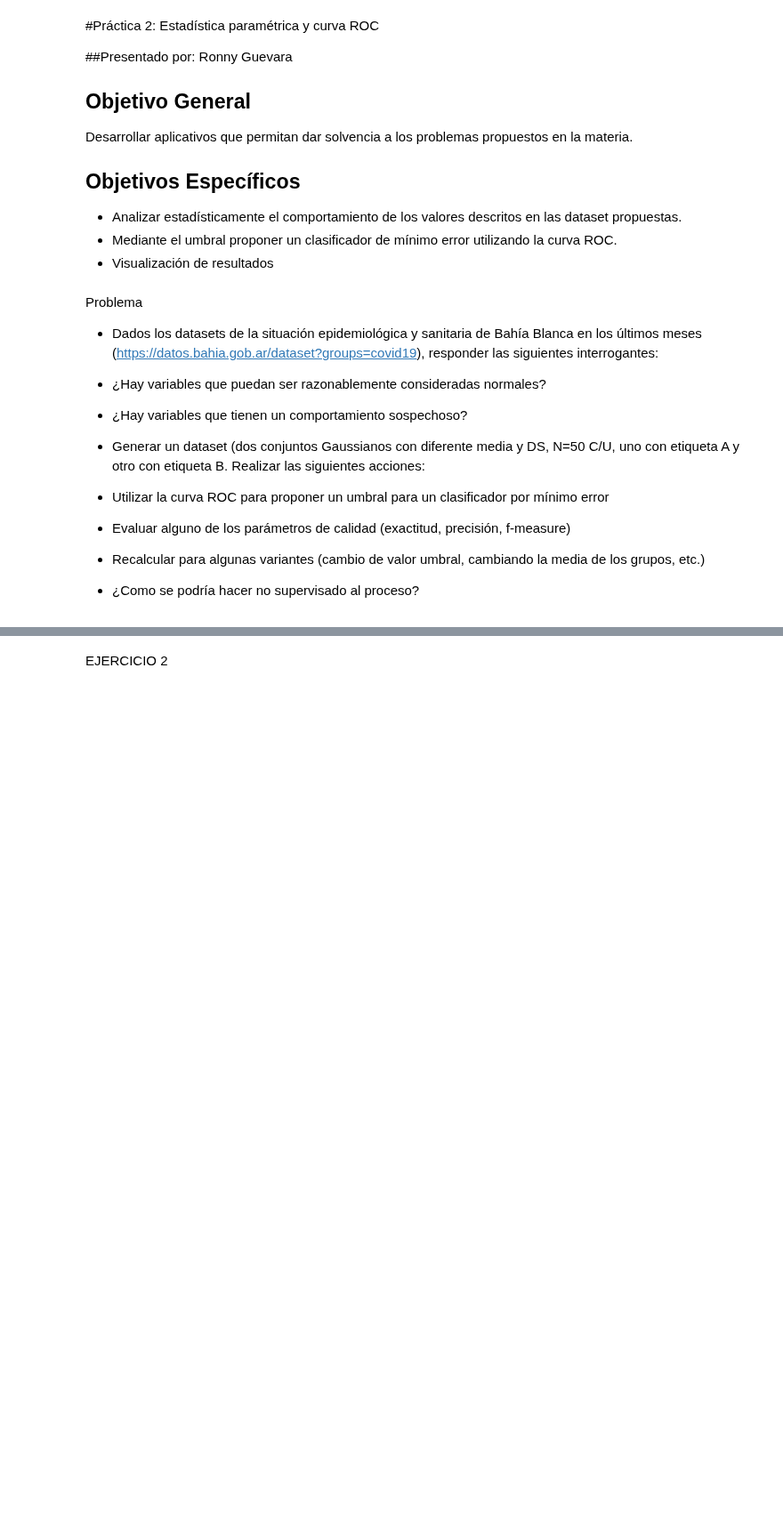
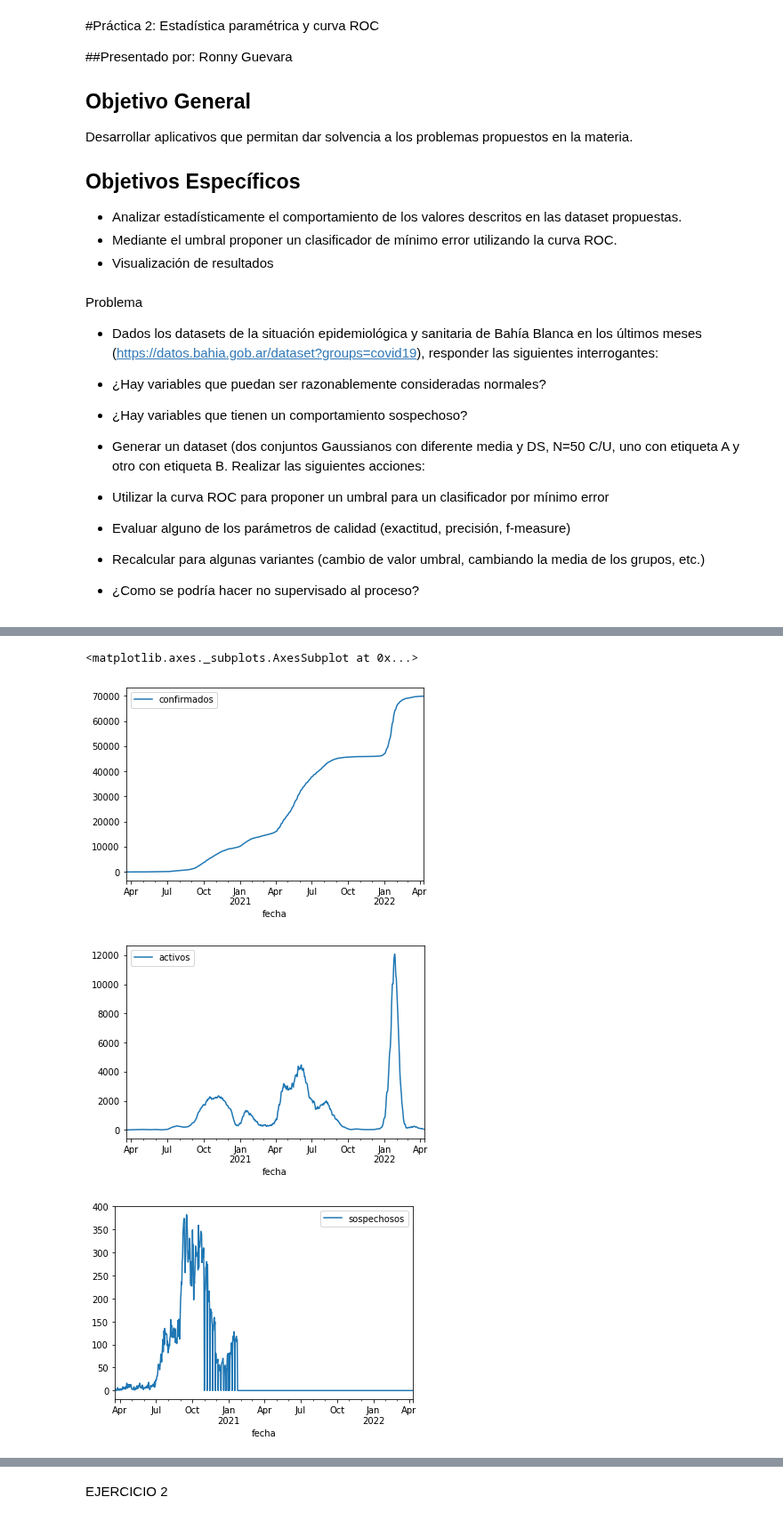
Before and after one commit to RonnyGuevara/Machine-Learning, a Jupyter notebook: TP2/TP2_ML.ipynb, the cells around one changed output, grey strips where cells are left out. Shown at 89% size. Saved outputs shown, nothing was run; the diff lists cells and outputs as text; code cells hidden in the pictures; blank space fills up the shorter version.

```diff
--- a/TP2/TP2_ML.ipynb
+++ b/TP2/TP2_ML.ipynb
@@ -88,0 +87,9 @@ covid_cases_Bahia_df
+# %%
+covid_cases_Bahia_df.plot.line(y="confirmados", x="fecha")
+covid_cases_Bahia_df.plot.line(y="activos", x="fecha")
+covid_cases_Bahia_df.plot.line(y="sospechosos", x="fecha")
+# %% [output]
+<matplotlib.axes._subplots.AxesSubplot at 0x...>
+[figure, added]
+[figure, added]
+[figure, added]
```
Also changed, not shown: parts of 18 cells of this notebook.
